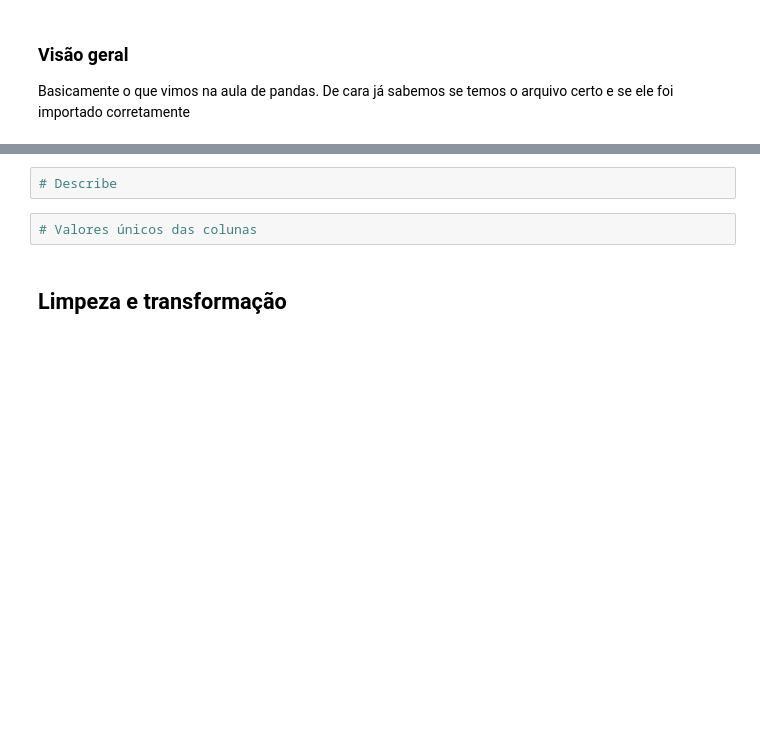
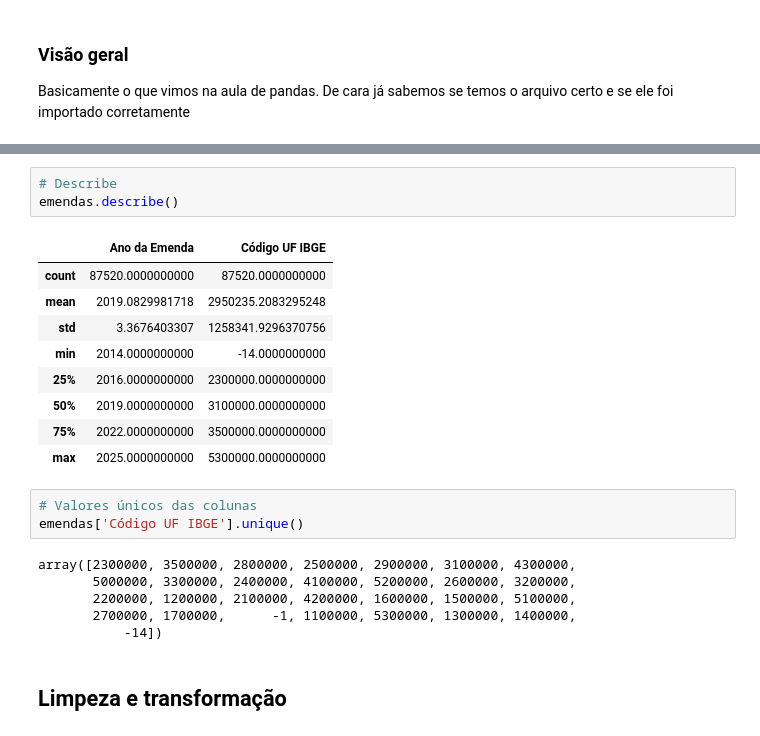
Before and after one commit to geraldohomero/2sdppgcp-intro-python, a Jupyter notebook: Aula_2_Análise_exploratória_de_dados.ipynb, the cells around one changed output, grey strips where cells are left out. Saved outputs shown, nothing was run; the diff lists cells and outputs as text; blank space fills up the shorter version.

```diff
--- a/Aula_2_Análise_exploratória_de_dados.ipynb
+++ b/Aula_2_Análise_exploratória_de_dados.ipynb
@@ -52,7 +74,25 @@ Basicamente o que vimos na aula de pandas. De cara já sabemos se temos o arquiv
 # %%
 # Describe
+emendas.describe()
+# %% [output]
+|  | Ano da Emenda | Código UF IBGE |
+| count | 87520.0000000000 | 87520.0000000000 |
+| mean | 2019.0829981718 | 2950235.2083295248 |
+| std | 3.3676403307 | 1258341.9296370756 |
+| min | 2014.0000000000 | -14.0000000000 |
+| 25% | 2016.0000000000 | 2300000.0000000000 |
+| 50% | 2019.0000000000 | 3100000.0000000000 |
+| 75% | 2022.0000000000 | 3500000.0000000000 |
+| max | 2025.0000000000 | 5300000.0000000000 |
 # %%
 # Valores únicos das colunas
+emendas['Código UF IBGE'].unique()
+# %% [output]
+array([2300000, 3500000, 2800000, 2500000, 2900000, 3100000, 4300000,
+       5000000, 3300000, 2400000, 4100000, 5200000, 2600000, 3200000,
+       2200000, 1200000, 2100000, 4200000, 1600000, 1500000, 5100000,
+       2700000, 1700000,      -1, 1100000, 5300000, 1300000, 1400000,
+           -14])
 # %% [markdown]
 ## Limpeza e transformação
 # %% [markdown]
```
Also changed, not shown: parts of 26 cells of this notebook.
